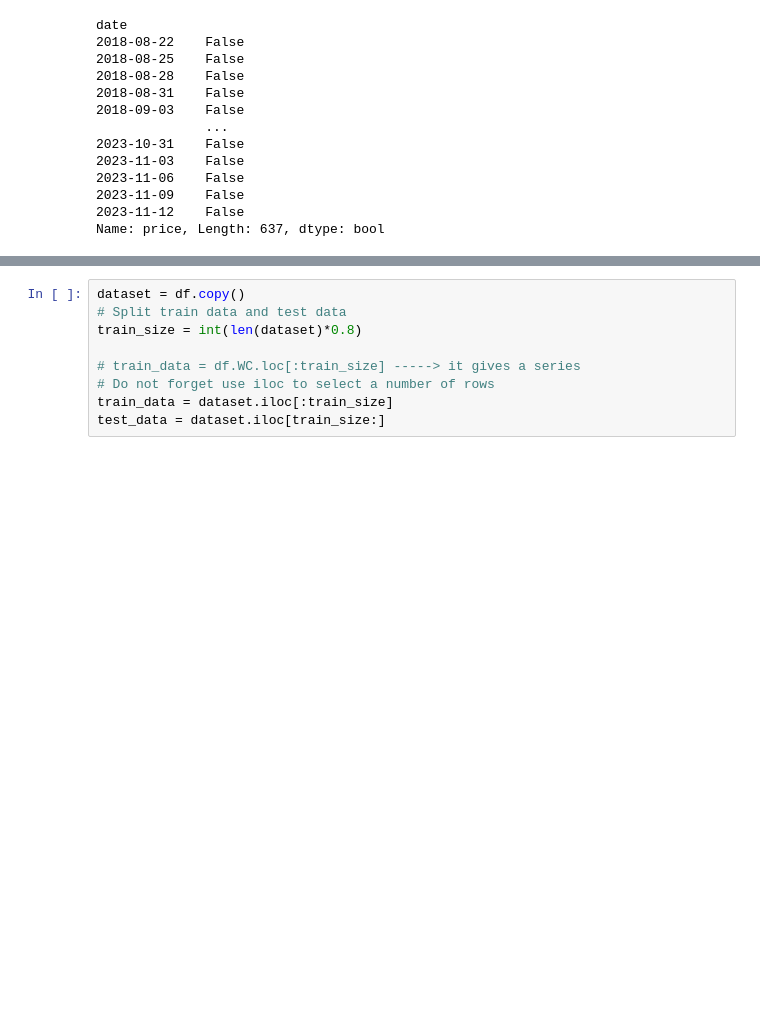
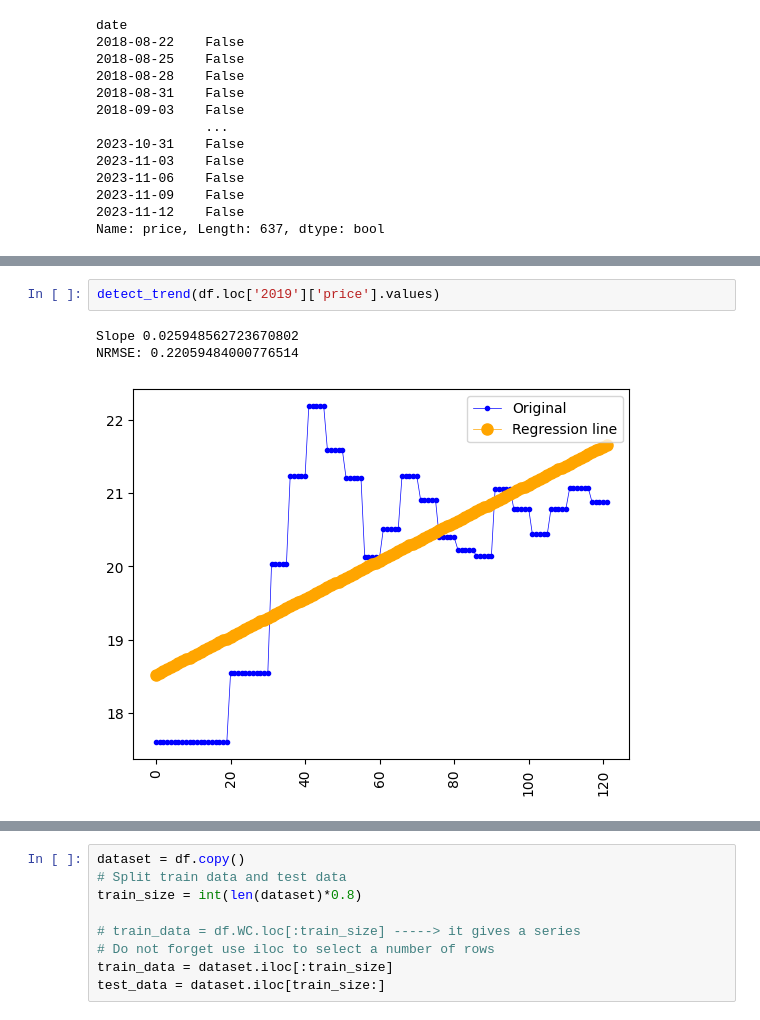
Before and after one commit to thuongh2/CommodityPredict, a Jupyter notebook: Oil_Predict.ipynb, the cells around one changed output, grey strips where cells are left out. Cells and saved outputs as stored; diff of their text form; blank space fills up the shorter version.

```diff
--- a/Oil_Predict.ipynb
+++ b/Oil_Predict.ipynb
@@ -106,0 +160,6 @@ Name: price, Length: 637, dtype: bool
+# %%
+detect_trend(df.loc['2019']['price'].values)
+# %% [output]
+Slope 0.025948562723670802
+NRMSE: 0.22059484000776514
+[figure, added]
```
Also changed, not shown: parts of 15 cells of this notebook, 1 other file.
